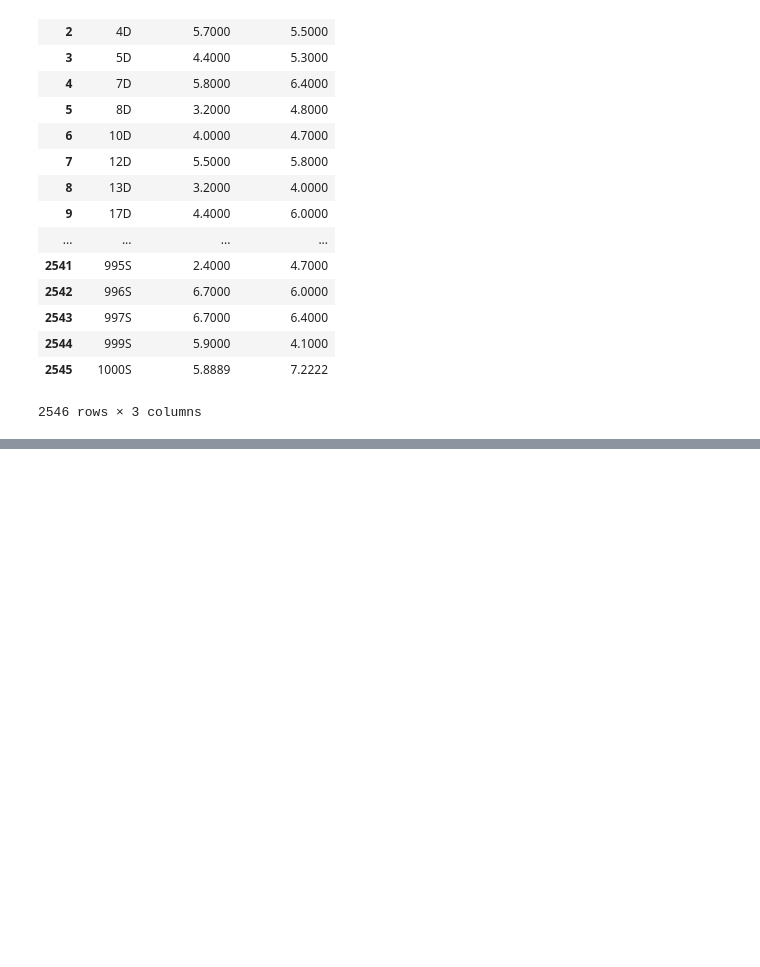
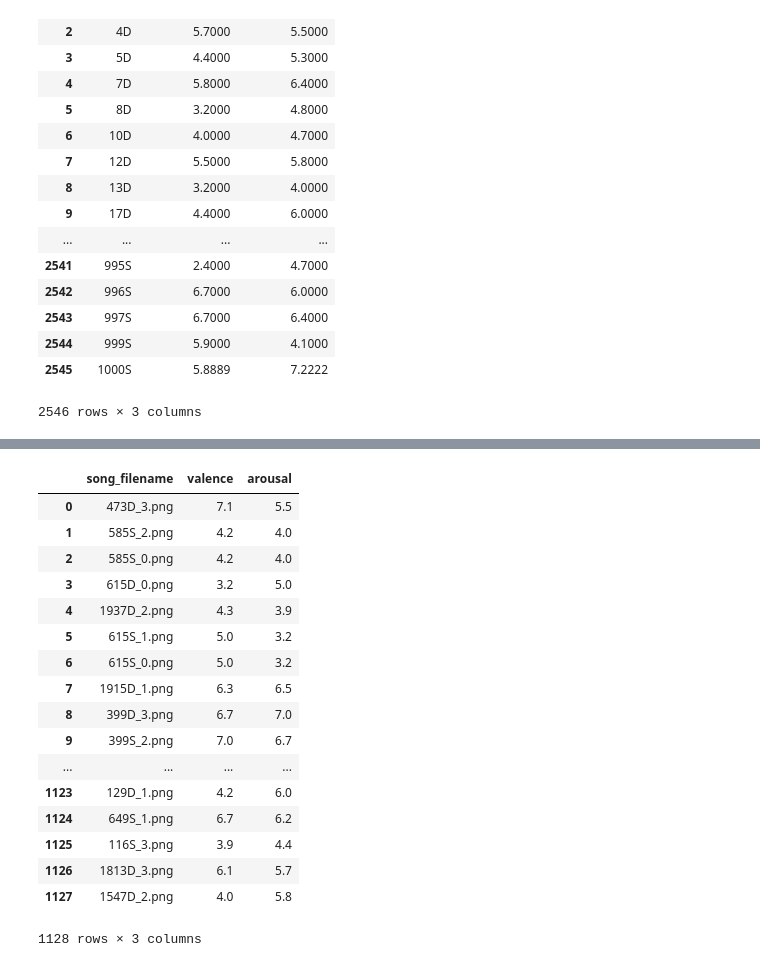
Before and after one commit to MusicMapProject/MusicMap, a Jupyter notebook: utils/CSV_process.ipynb, the cells around one changed output, grey strips where cells are left out. Cells and saved outputs as stored; diff of their text form; code cells hidden in the pictures; blank space fills up the shorter version.

```diff
--- a/utils/CSV_process.ipynb
+++ b/utils/CSV_process.ipynb
@@ -132,0 +215,22 @@ result.to_csv("../data/target/audio_target.csv")
+# %%
+t = pd.read_csv("../data/labels/spectrs_10sec_labels_val.csv")
+t
+# %% [output]
+|  | song_filename | valence | arousal |
+| 0 | 473D_3.png | 7.1 | 5.5 |
+| 1 | 585S_2.png | 4.2 | 4.0 |
+| 2 | 585S_0.png | 4.2 | 4.0 |
+| 3 | 615D_0.png | 3.2 | 5.0 |
+| 4 | 1937D_2.png | 4.3 | 3.9 |
+| 5 | 615S_1.png | 5.0 | 3.2 |
+| 6 | 615S_0.png | 5.0 | 3.2 |
+| 7 | 1915D_1.png | 6.3 | 6.5 |
+| 8 | 399D_3.png | 6.7 | 7.0 |
+| 9 | 399S_2.png | 7.0 | 6.7 |
+| ... | ... | ... | ... |
+| 1123 | 129D_1.png | 4.2 | 6.0 |
+| 1124 | 649S_1.png | 6.7 | 6.2 |
+| 1125 | 116S_3.png | 3.9 | 4.4 |
+| 1126 | 1813D_3.png | 6.1 | 5.7 |
+| 1127 | 1547D_2.png | 4.0 | 5.8 |
+1128 rows × 3 columns
```
Also changed, not shown: parts of 12 cells of this notebook, 3 other files.
